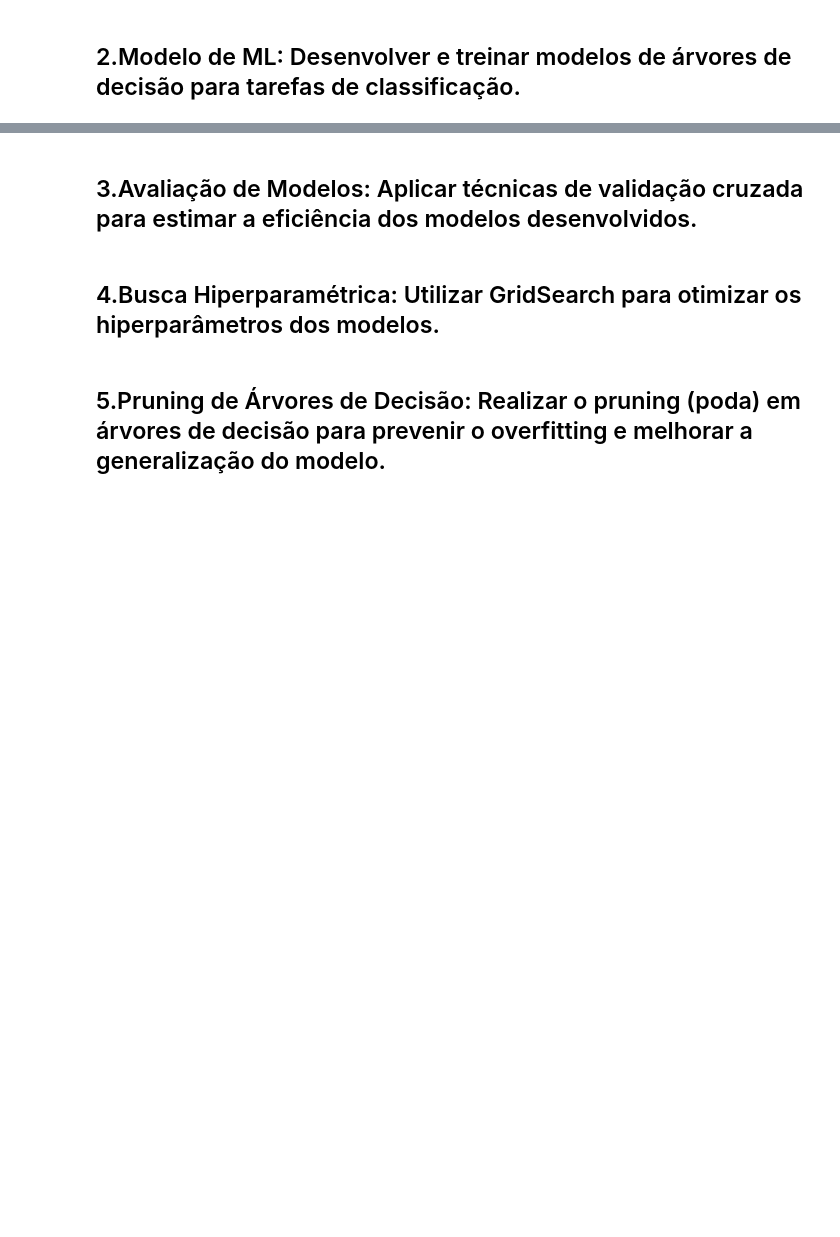
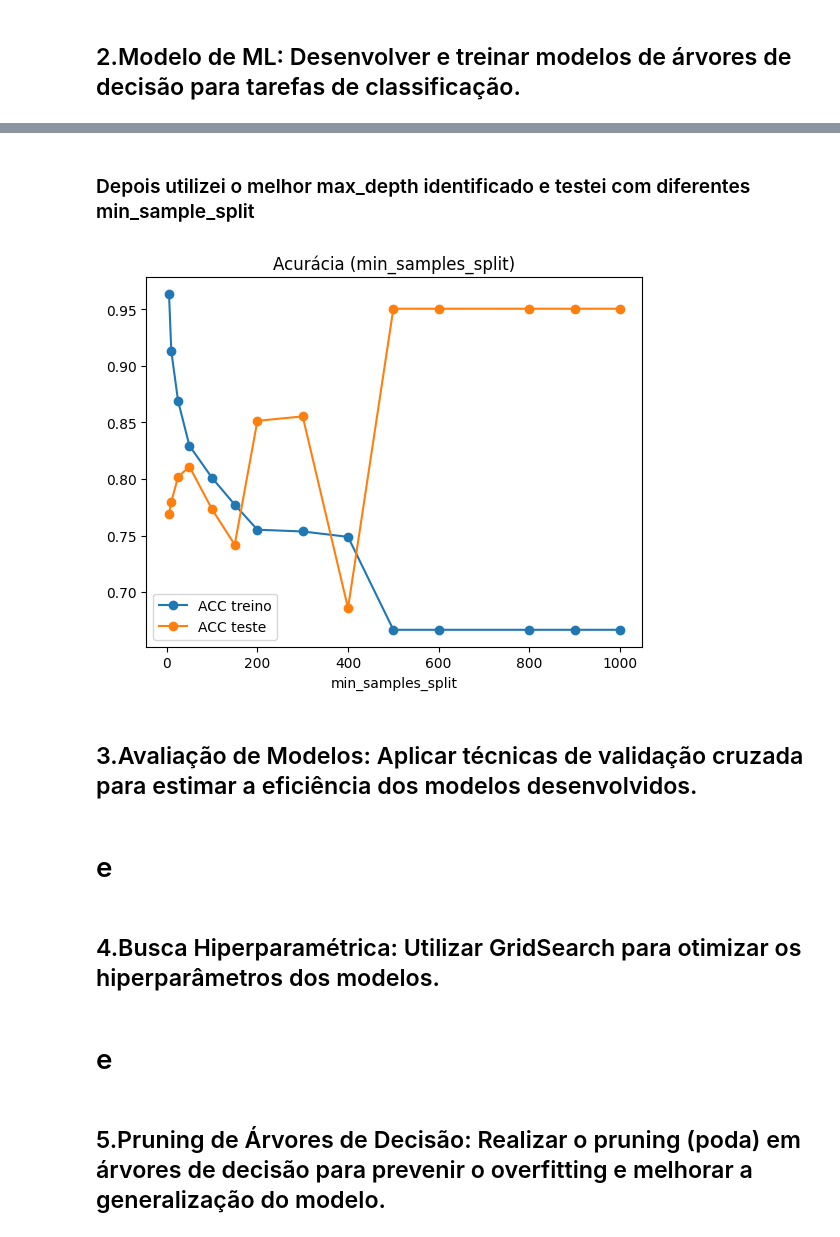
Before and after one commit to rodrigo1992-cmyk/Faculdade, a Jupyter notebook: Notebooks/rodrigo_mesquita_PB_TP3.ipynb, the cells around one changed output, grey strips where cells are left out. Saved outputs shown, nothing was run; the diff lists cells and outputs as text; code cells hidden in the pictures; blank space fills up the shorter version.

```diff
--- a/Notebooks/rodrigo_mesquita_PB_TP3.ipynb
+++ b/Notebooks/rodrigo_mesquita_PB_TP3.ipynb
@@ -189,6 +243,40 @@ y_pred = pd.DataFrame(clf.predict(x_test))
+# %% [markdown]
+### Depois utilizei o melhor max_depth identificado e testei com diferentes min_sample_split
+# %%
+train_yhat, train_acc,train_scores,test_yhat,test_acc,test_scores = [],[],[],[],[],[]
+min_samples_split = [5, 10, 25, 50, 100, 150, 200, 300, 400, 500, 600, 800, 900, 1000]
+
+
+for i in min_samples_split:
+    clf = DecisionTreeClassifier(min_samples_split = i, random_state=42)
+    clf = clf.fit(X_train_pca, Y_train)
+    y_pred = pd.DataFrame(clf.predict(X_test_pca))
+
+    #Avaliar score com dados de treino
+    train_yhat = clf.predict(X_train_pca)
+    train_acc = accuracy_score(Y_train, train_yhat)
+    train_scores.append(train_acc)
+
+    #Avaliar score com dados de teste
+    test_yhat = clf.predict(X_test_pca)
+    test_acc = accuracy_score(Y_test, test_yhat)
+    test_scores.append(test_acc)
+
+plt.plot(min_samples_split, train_scores, '-o', label='ACC treino')
+plt.plot(min_samples_split, test_scores, '-o', label='ACC teste')
+plt.xlabel('min_samples_split')
+plt.title('Acurácia (min_samples_split)')
+plt.legend()
+plt.show()
+# %% [output]
+[figure, added]
 # %% [markdown]
 ## 3.Avaliação de Modelos: Aplicar técnicas de validação cruzada para estimar a eficiência dos modelos desenvolvidos.
+# %% [markdown]
+# e
 # %% [markdown]
 ## 4.Busca Hiperparamétrica: Utilizar GridSearch para otimizar os hiperparâmetros dos modelos.
+# %% [markdown]
+# e
 # %% [markdown]
 ## 5.Pruning de Árvores de Decisão: Realizar o pruning (poda) em árvores de decisão para prevenir o overfitting e melhorar a generalização do modelo.
```
Also changed, not shown: parts of 21 cells of this notebook.
